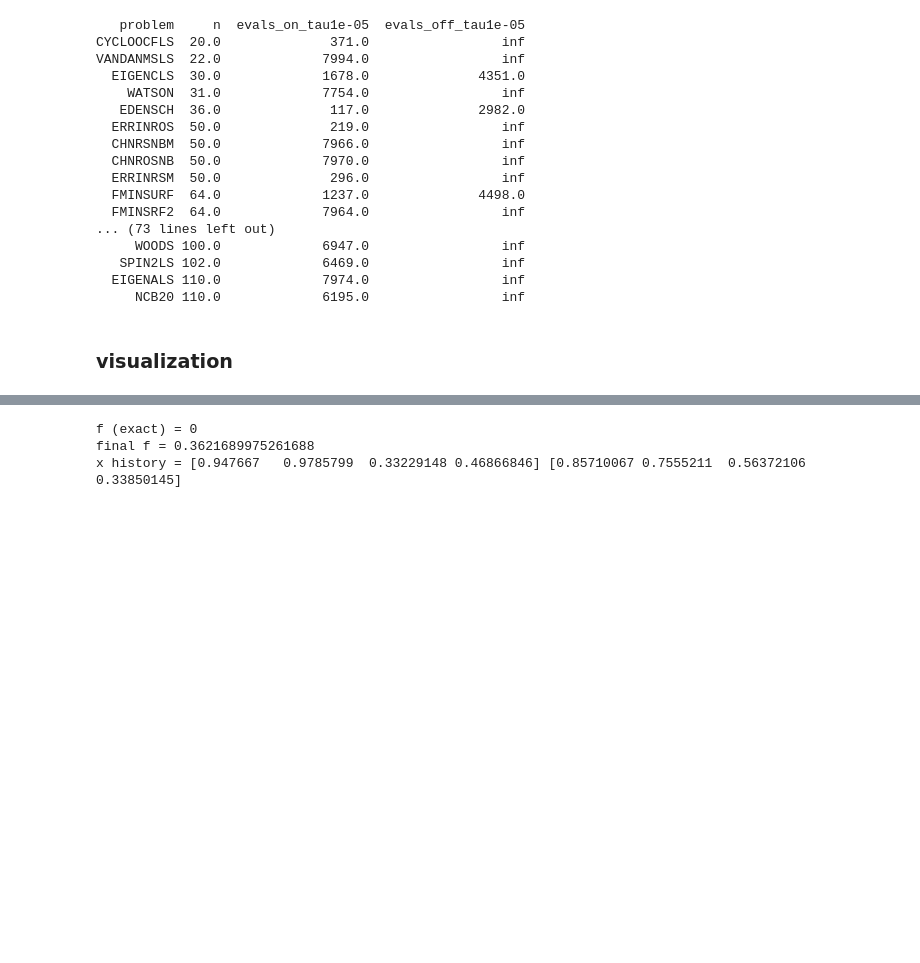
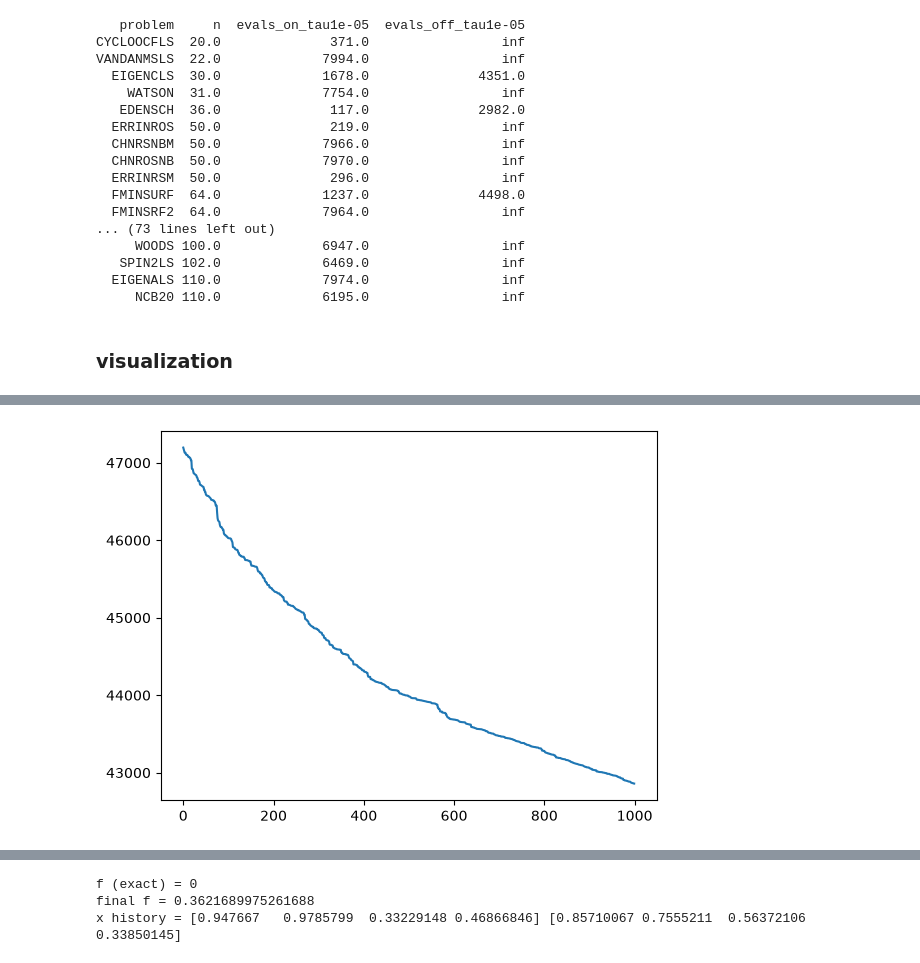
Before and after one commit to rileywuisme/Derivative-Free-Optimization-methods, a Jupyter notebook: SSD_draft.ipynb, the cells around one changed output, grey strips where cells are left out. Drawn from its saved outputs; the diff is of its cells as text; code cells hidden in the pictures; blank space fills up the shorter version.

Commit message:
fd jvp added; working on spsa performance/data profiles

```diff
--- a/SSD_draft.ipynb
+++ b/SSD_draft.ipynb
@@ -510,0 +539,86 @@ without linesearch
+# %%
+#used ai to translate the matlab code to python
+def spsa_gains(loss, theta, step, gavg, expected_evals, noise_sd, NL, alpha=0.602, seed=0):
+    '''
+    Spall's semi-automatic gain selection for SPSA.
+    Computes a, A, c for gains a_k = a/(k+1+A)^alpha, c_k = c/(k+1)^0.101.
+    Assumes Rademacher (+/-1) perturbations.
+
+    Parameters:
+    loss: objective function
+    theta: initial point
+    step: desired initial magnitude of change in the theta elements (rho)
+    gavg: number of SP gradient estimates averaged per iteration
+    expected_evals: expected number of loss evaluations in the SPSA run
+    noise_sd: standard deviation of measurement noise at theta_0 (0 if noiseless)
+    NL: number of loss evaluations to use here; must be divisible by 2*gavg
+    alpha: step decay exponent (companion to gamma = 0.101)
+
+    Returns:
+    a, A, c
+    '''
+    rng = np.random.default_rng(seed)
+    theta = np.asarray(theta, dtype=float)
+    p = theta.size
+
+    if NL % (2 * gavg) != 0:
+        raise ValueError("NL must be divisible by 2*gavg")
+
+    A = 0.10 * expected_evals / (2 * gavg)          # 10% of iteration count
+    c = max(noise_sd / np.sqrt(gavg), 1e-4)         # averaging assumes independent noise
+
+    n_estimates = NL // (2 * gavg)
+    gbar = np.zeros(p)
+    for _ in range(n_estimates):
+        ghat = np.zeros(p)
+        for _ in range(gavg):
+            delta = 2 * rng.integers(0, 2, size=p) - 1
+            yplus  = loss(theta + c * delta)
+            yminus = loss(theta - c * delta)
+            ghat += (yplus - yminus) / (2 * c * delta)
+        gbar += np.abs(ghat / gavg)
+
+    meangbar = np.mean(gbar) / n_estimates
+    a = step * (A + 1)**alpha / meangbar
+
+    return a, A, c
+
+def spsa(loss, theta, n, a, c, A, alpha=0.602, gamma=0.101, theta_min=None, theta_max=None, seed=0):
+    '''
+    n: number of iterations.
+    theta: initial x0
+    n: number of iterations
+
+    return:
+    x_history, fx_history
+    '''
+    rng = np.random.default_rng(seed)
+    theta = np.asarray(theta, dtype=float).copy()
+    p = theta.size
+
+    x_history = []
+    fx_history = []
+
+    for k in range(n):
+        ak = a / (k + 1 + A)**alpha
+        ck = c / (k + 1)**gamma
+        delta = 2 * rng.integers(0, 2, size=p) - 1   # Rademacher ±1
+        yplus  = loss(theta + ck * delta)
+        yminus = loss(theta - ck * delta)
+        ghat = (yplus - yminus) / (2 * ck * delta)
+        theta = theta - ak * ghat
+        if theta_min is not None or theta_max is not None:
+            theta = np.clip(theta, theta_min, theta_max)
+        x_history.append(theta)
+        fx_history.append(loss(theta))
+
+    return np.array(x_history), np.array(fx_history)
+
+#testing the spsa algo using CUTEst collection
+n_iter = 1000
+a, A, c = spsa_gains(p.obj, x, 0.1, 1, 2*n_iter, 0.0, 10, seed = 0)
+x_history, fx_history = spsa(p.obj, x, n_iter, a, c, A, alpha=1, seed = 150)
+plt.plot(fx_history)
+plt.show()
+# %% [output]
+[figure, added]
```
Also changed, not shown: parts of 11 cells of this notebook.
